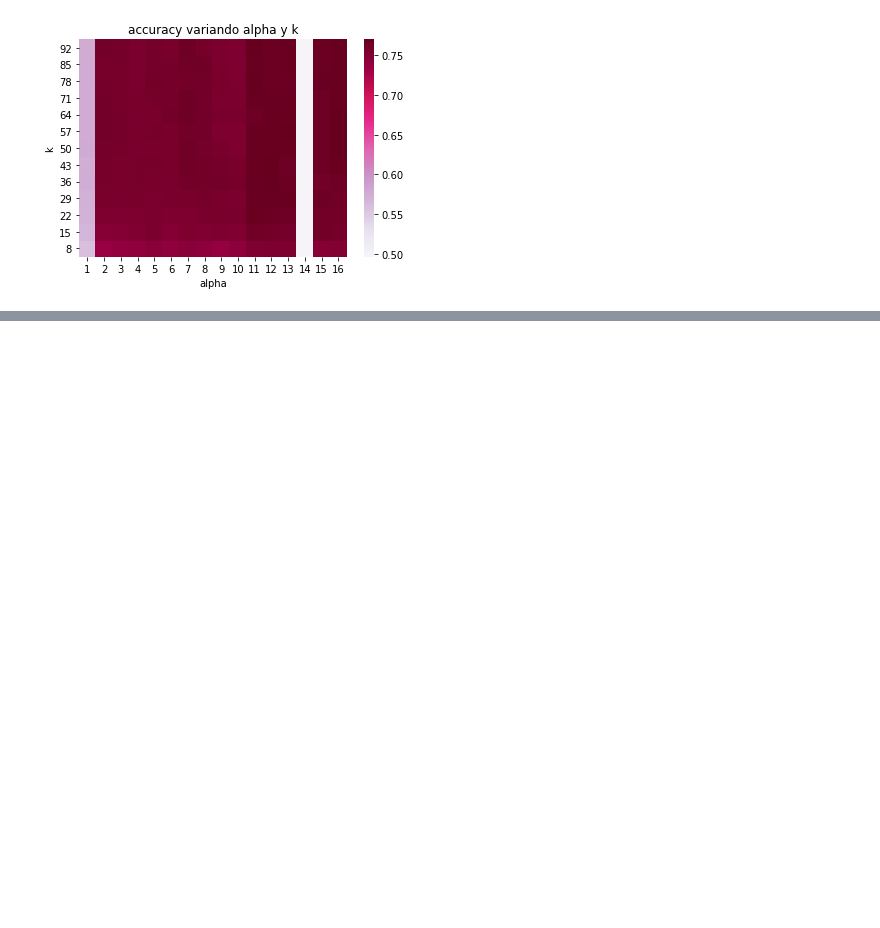
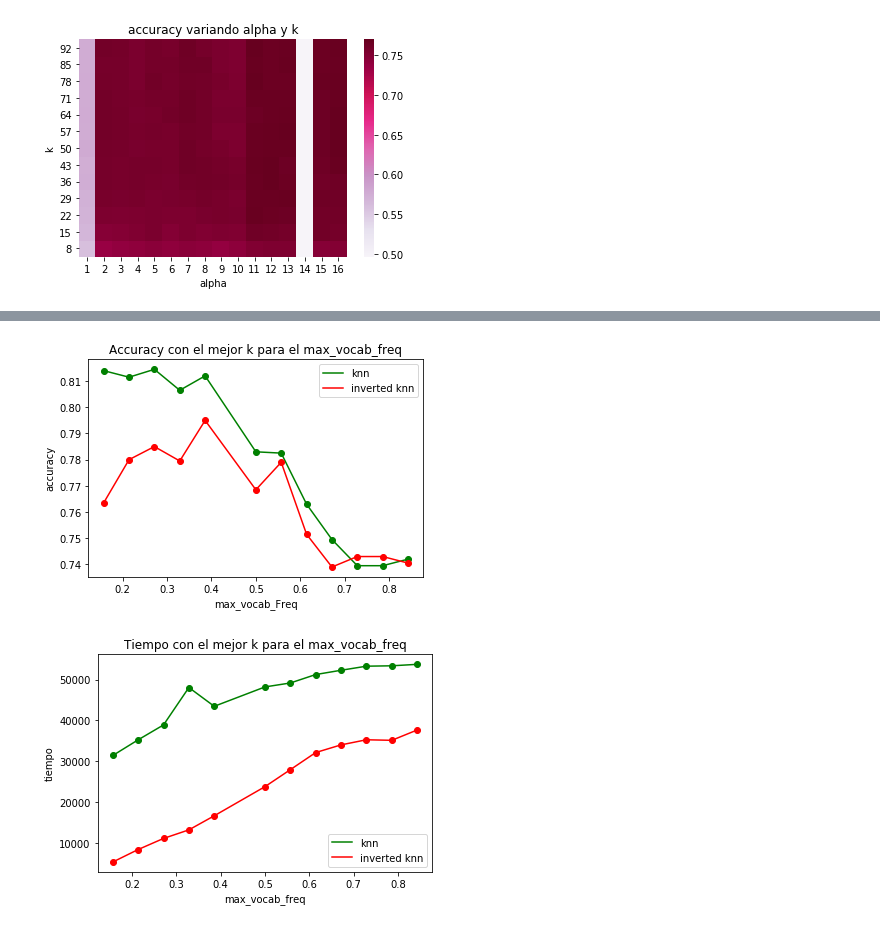
Before and after one commit to ABorgna/metnum, a Jupyter notebook: tp2/exp/graf-k-vs-alpha-vs-accuracy.ipynb, the cells around one changed output, grey strips where cells are left out. Drawn from its saved outputs; the diff is of its cells as text; code cells hidden in the pictures; blank space fills up the shorter version.

```diff
--- a/tp2/exp/graf-k-vs-alpha-vs-accuracy.ipynb
+++ b/tp2/exp/graf-k-vs-alpha-vs-accuracy.ipynb
@@ -235,0 +249,72 @@ plt.show()
+# %%
+
+df1 = pd.read_csv('res_knn_knninverted_var_k-1_200.csv', sep=',', engine='python')
+df2 = []
+df1 = df1.loc[df1["metodo"] == "KNN"]
+for x in list(np.linspace(0.1, 0.9, 15))[1:-1]:
+    df = df1.loc[df1['max_vocab_freq'] == x] #agarro cada max_vocabfreq
+    mejork = 8
+    mejoracc = 0
+    tiempo = 0
+    for index, row in df.iterrows():
+        if row['accuracy'] > mejoracc:
+            mejoracc = row['accuracy']
+            mejork = row['k']
+            tiempo = row['tiempo']
+    if mejoracc != 0:
+        df2.append((x, mejork, mejoracc, tiempo))
+        print(mejoracc)
+
+dff1 = pd.read_csv('res_knn_knninverted_var_k-1_200.csv', sep=',', engine='python')
+
+dff1 = dff1.loc[dff1["metodo"] == "Inverted Index KNN"]
+dff2 = []
+
+for x in list(np.linspace(0.1, 0.9, 15))[1:-1]:
+    dff = dff1.loc[dff1['max_vocab_freq'] == x] #agarro cada alpha pero no son enteros je
+    mejork = 8
+    mejoracc = 0
+    tiempo = 0
+    for index, row in dff.iterrows():
+        if row['accuracy'] > mejoracc:
+            mejoracc = row['accuracy']
+            mejork = row['k']
+            tiempo = row['tiempo']
+    if mejoracc != 0:
+        print(mejoracc)
+        dff2.append((x, mejork, mejoracc, tiempo))
+
+x_val = [x[0] for x in df2]
+y_val = [x[2] for x in df2]
+x_val_2 = [x[0] for x in dff2]
+y_val_2 = [x[2] for x in dff2]
+
+plt.title('Accuracy con el mejor k para el max_vocab_freq')
+plt.ylabel(r'accuracy')
+plt.xlabel(r'max_vocab_Freq')
+plt.plot(x_val,y_val, 'g', label = "knn")
+plt.plot(x_val,y_val,'og')
+plt.plot(x_val_2,y_val_2, 'r', label = "inverted knn")
+plt.plot(x_val_2,y_val_2,'or')
+plt.legend()
+
+plt.savefig('./img/comparacion-inverted-mejork-posta.png')
+plt.show()
+
+x_val = [x[0] for x in df2]
+y_val = [x[3] for x in df2]
+x_val_2 = [x[0] for x in dff2]
+y_val_2 = [x[3] for x in dff2]
+
+plt.title('Tiempo con el mejor k para el max_vocab_freq')
+plt.ylabel(r'tiempo')
+plt.xlabel(r'max_vocab_freq')
+plt.plot(x_val,y_val, 'g', label="knn")
+plt.plot(x_val,y_val,'og')
+plt.plot(x_val_2,y_val_2, 'r',label="inverted knn")
+plt.plot(x_val_2,y_val_2,'or')
+plt.legend()
+
+plt.savefig('./img/comparacion-inverted-mejork-tiempo-posta.png')
+plt.show()
+# %% [output]
@@ -235,0 +338,2 @@ plt.show()
+[figure, added]
+[figure, added]
```
Also changed, not shown: parts of 5 cells of this notebook, 25 other files.
